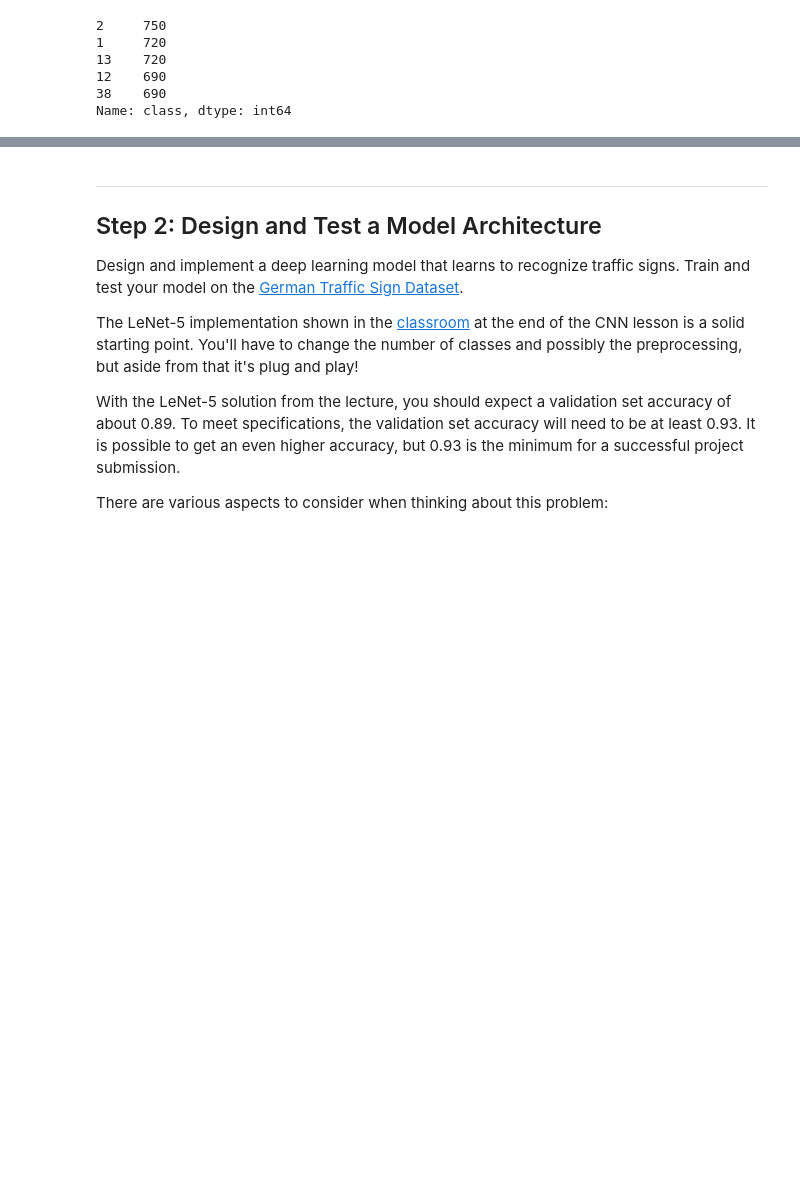
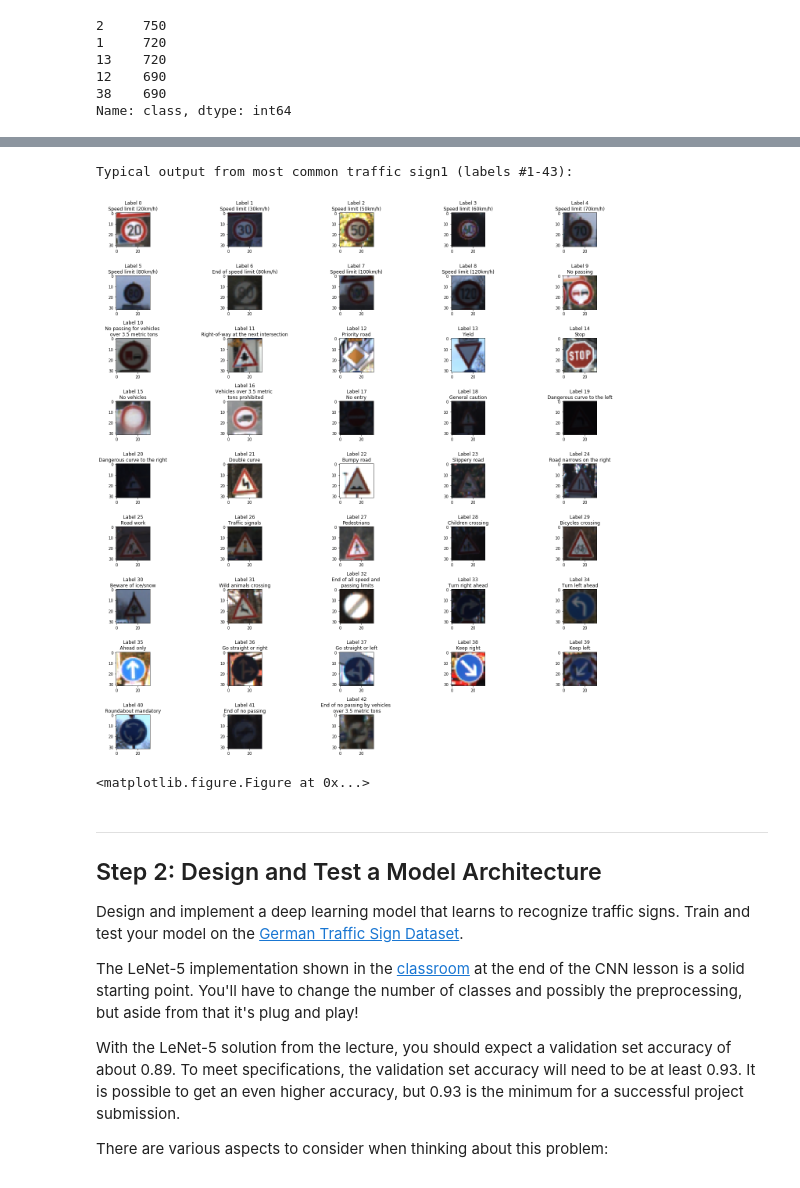
Before and after one commit to cristiandatum/Traffic_Sign_Classifier, a Jupyter notebook: Traffic_Sign_Classifier.ipynb, the cells around one changed output, grey strips where cells are left out. Drawn from its saved outputs; the diff is of its cells as text; code cells hidden in the pictures; blank space fills up the shorter version.

```diff
--- a/Traffic_Sign_Classifier.ipynb
+++ b/Traffic_Sign_Classifier.ipynb
@@ -198,3 +242,31 @@ Typical output from most common traffic sign (label #2):
+# %%
+#Reference:
+#https://stackoverflow.com/questions/46615554/how-to-display-multiple-images-in-one-figure-correctly/46616645
+
+#make a list with sample rows where all the 43 labels exist
+index_list=[]
+for i in n_classes:
+    index_list.append((random.sample(list(df_train[df_train['class']==i].index), 1))[0])
+
+fig=plt.figure(figsize=(20, 20))
+cols = 5
+rows = 9
+ax = []
+
+print("Typical output from most common traffic sign1 (labels #1-43):")
+for i in range(len(n_classes)):
+    img = X_train[index_list[i]]
+    ax.append(fig.add_subplot(rows, cols, i+1) )
+    subplot_title=("Label "+str(n_classes[i])+"\n" + str(sign_dic[i]))
+    ax[-1].set_title(subplot_title)
+    plt.imshow(img)
+fig.tight_layout()
+plt.show()
+plt.savefig('signsall')
+# %% [output]
+Typical output from most common traffic sign1 (labels #1-43):
+[figure, added]
+<matplotlib.figure.Figure at 0x...>
 # %% [markdown]
 ----
 
```
Also changed, not shown: parts of 55 cells of this notebook, 7 other files.
